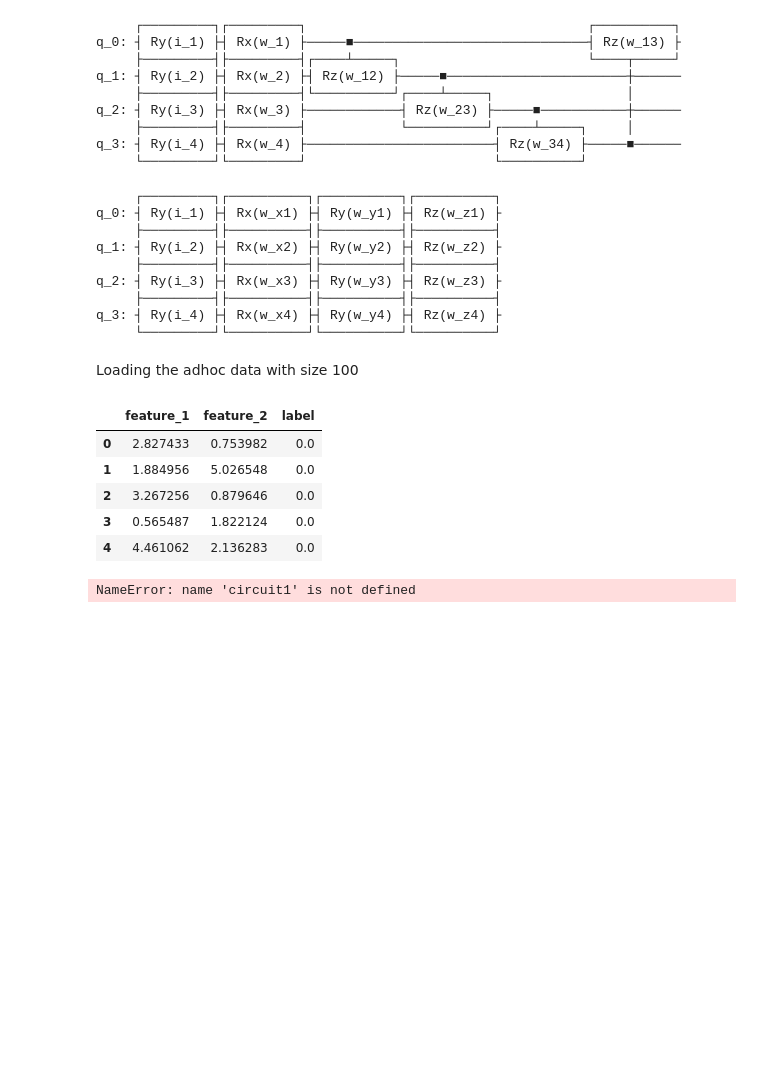
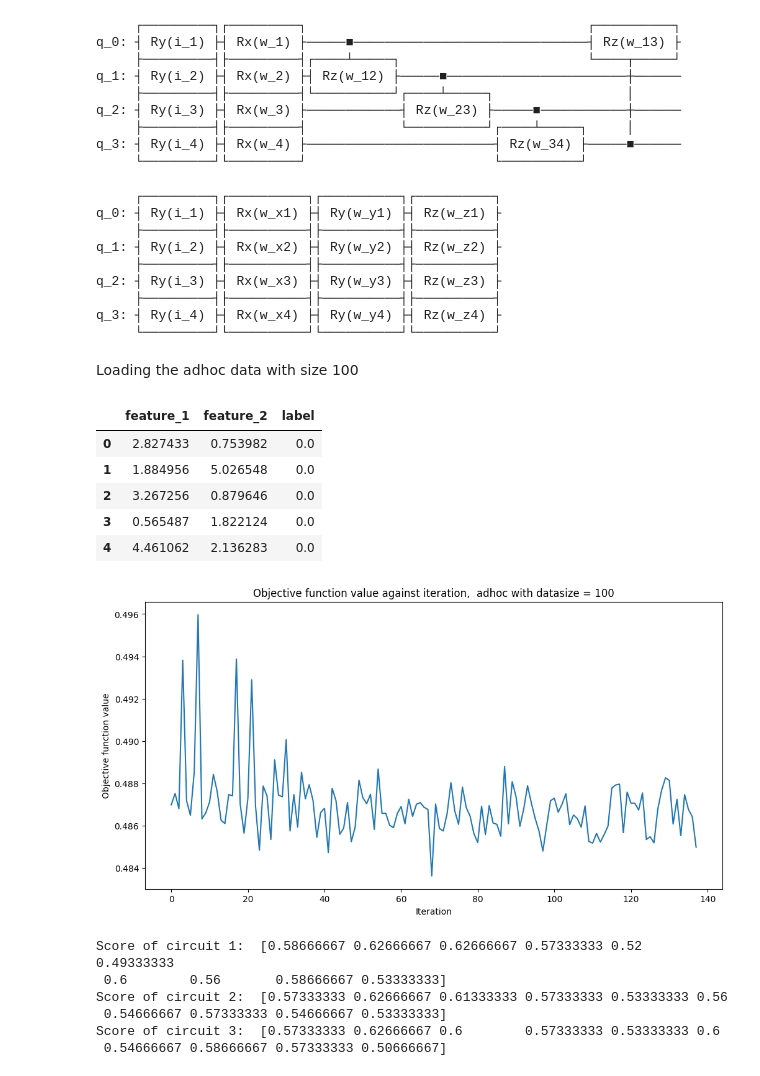
Before and after one commit to CoffeAddiict/QI_Project, a Jupyter notebook: adhoc_100.ipynb, the cells around one changed output. Drawn from its saved outputs; the diff is of its cells as text; code cells hidden in the pictures; blank space fills up the shorter version.

Commit message:
first draft adhoc data 100

```diff
--- a/adhoc_100.ipynb
+++ b/adhoc_100.ipynb
@@ -141,12 +141,13 @@ df.head()
 def callback_graph(weights, obj_func_eval):
     clear_output(wait=True)
     objective_func_vals.append(obj_func_eval)
-    plt.title("Objective function value against iteration")
+    plt.title("Objective function value against iteration,  adhoc with datasize = 100")
     plt.xlabel("Iteration")
     plt.ylabel("Objective function value")
     plt.plot(range(len(objective_func_vals)), objective_func_vals)
     plt.show()
 # %%
+datasize = 100
 output_shape = 2
 cirtui1_score = []
 cirtui2_score = []
@@ -154,18 +155,31 @@ cirtui3_score = []
 
 
 for x in range(10):
+    print('iteration: ', x)
+
+    # ======== setup data ========
+    start = x * (datasize // 10)
+    end = x * (datasize // 10) + 75
+
+    if end < datasize-1:
+        features = df.iloc[start:end, 0:2].values
+        labels = df.iloc[start:end, 2:3].values.flatten()
+    else:
+        end = end - datasize
+        features = df.iloc[start:datasize-1, 0:2].values
+        labels = df.iloc[start:datasize-1, 2:3].values.flatten()
+        for j in range(end+1):
+            features = np.append(features, df.iloc[j:j+1, 0:2].values, axis=0)
+        labels = np.append(labels, df.iloc[0:end+1, 2:3].values.flatten())
 
     def parity(x):
         return x%2
 
-    # ======== setup data ========
-
-
     # ======== circuit 1 ========
 
-    circuit1_qnn = CircuitQNN(circuit=circuit1,
-                         input_params=circuit1.parameters[0:4],
-                         weight_params=circuit1.parameters[4:],
+    circuit1_qnn = CircuitQNN(circuit=circuit,
+                         input_params=circuit.parameters[0:2],
+                         weight_params=circuit.parameters[2:],
                          interpret=parity,
                          output_shape=output_shape,
                          quantum_instance=quantum_instance)
@@ -185,9 +199,9 @@ for x in range(10):
 
     # ======== circuit 2 ========
 
-    circuit2_qnn = CircuitQNN(circuit=circuit2,
-                         input_params=circuit2.parameters[0:4],
-                         weight_params=circuit2.parameters[4:],
+    circuit2_qnn = CircuitQNN(circuit=circuit,
+                         input_params=circuit.parameters[0:2],
+                         weight_params=circuit.parameters[2:],
                          interpret=parity,
                          output_shape=output_shape,
                          quantum_instance=quantum_instance)
@@ -197,34 +211,43 @@ for x in range(10):
                             callback=callback_graph)
 
     objective_func_vals = []
     plt.rcParams["figure.figsize"] = (12, 6)
 
     circuit2_classifier.fit(features, labels)
 
     plt.rcParams["figure.figsize"] = (6, 3)
 
     cirtui2_score = np.append(cirtui2_score, circuit2_classifier.score(features, labels))
 
     # ======== circuit 3 ========
 
-    circuit3_qnn = CircuitQNN(circuit=circuit3,
-                         input_params=circuit3.parameters[0:4],
-                         weight_params=circuit3.parameters[4:],
+    circuit3_qnn = CircuitQNN(circuit=circuit,
+                         input_params=circuit.parameters[0:2],
+                         weight_params=circuit.parameters[2:],
                          interpret=parity,
                          output_shape=output_shape,
                          quantum_instance=quantum_instance)
 
     circuit3_classifier= NeuralNetworkClassifier(neural_network=circuit3_qnn,
                             optimizer=COBYLA(),
                             callback=callback_graph)
 
     objective_func_vals = []
     plt.rcParams["figure.figsize"] = (12, 6)
 
     circuit3_classifier.fit(features, labels)
 
     plt.rcParams["figure.figsize"] = (6, 3)
 
     cirtui3_score = np.append(cirtui3_score, circuit3_classifier.score(features, labels))
+print('Score of circuit 1: ',cirtui1_score)
+print('Score of circuit 2: ',cirtui2_score)
+print('Score of circuit 3: ',cirtui3_score)
 # %% [output]
+[figure, added]
-NameError: name 'circuit1' is not defined
+Score of circuit 1:  [0.58666667 0.62666667 0.62666667 0.57333333 0.52       0.49333333
+ 0.6        0.56       0.58666667 0.53333333]
+Score of circuit 2:  [0.57333333 0.62666667 0.61333333 0.57333333 0.53333333 0.56
+ 0.54666667 0.57333333 0.54666667 0.53333333]
+Score of circuit 3:  [0.57333333 0.62666667 0.6        0.57333333 0.53333333 0.6
+ 0.54666667 0.58666667 0.57333333 0.50666667]
```
Also changed, not shown: parts of 3 cells of this notebook.
